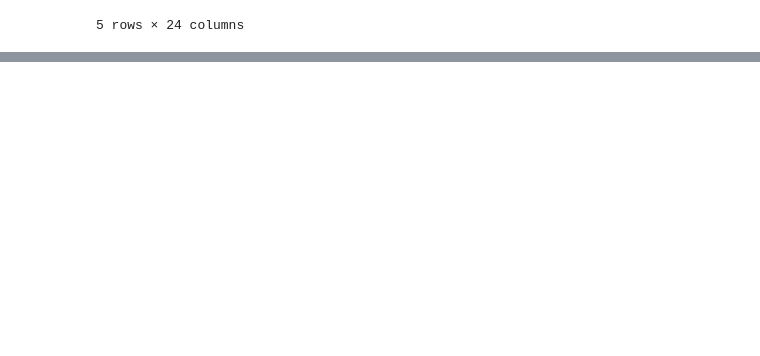
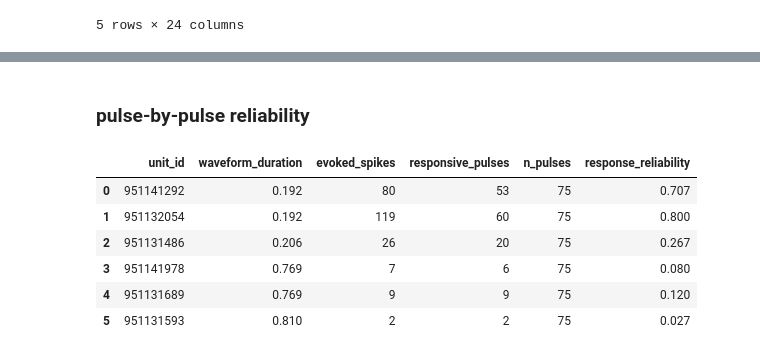
Before and after one commit to KeanuVentura/spikes2slope, a Jupyter notebook: waveform.ipynb, the cells around one changed output, grey strips where cells are left out. Cells and saved outputs as stored; diff of their text form; code cells hidden in the pictures; blank space fills up the shorter version.

```diff
--- a/waveform.ipynb
+++ b/waveform.ipynb
@@ -149,0 +323,46 @@ dtype: int64
+# %% [markdown]
+### pulse-by-pulse reliability
+# %%
+
+epochs = session.optogenetic_stimulation_epochs
+
+pulses = epochs.loc[
+    (epochs["stimulus_name"] == "pulse")
+    & epochs["duration"].between(
+        0.009, 0.020, inclusive="neither"
+    )
+]
+
+starts = pulses["start_time"].to_numpy()
+
+results = []
+
+for _, unit in selected.iterrows():
+    unit_id = int(unit["unit_id"])
+    spikes = np.asarray(session.spike_times[unit_id])
+
+    evoked_counts = (
+        np.searchsorted(spikes, starts + 0.009)
+        - np.searchsorted(spikes, starts + 0.001)
+    )
+
+    results.append({
+        "unit_id": unit_id,
+        "waveform_duration": unit["waveform_duration"],
+        "evoked_spikes": int(evoked_counts.sum()),
+        "responsive_pulses": int((evoked_counts > 0).sum()),
+        "n_pulses": len(starts),
+        "response_reliability": np.mean(evoked_counts > 0)
+    })
+
+reliability_comparison = pd.DataFrame(results)
+
+display(reliability_comparison.round(3))
+# %% [output]
+|  | unit_id | waveform_duration | evoked_spikes | responsive_pulses | n_pulses | response_reliability |
+| 0 | 951141292 | 0.192 | 80 | 53 | 75 | 0.707 |
+| 1 | 951132054 | 0.192 | 119 | 60 | 75 | 0.800 |
+| 2 | 951131486 | 0.206 | 26 | 20 | 75 | 0.267 |
+| 3 | 951141978 | 0.769 | 7 | 6 | 75 | 0.080 |
+| 4 | 951131689 | 0.769 | 9 | 9 | 75 | 0.120 |
+| 5 | 951131593 | 0.810 | 2 | 2 | 75 | 0.027 |
```
Also changed, not shown: parts of 9 cells of this notebook.
